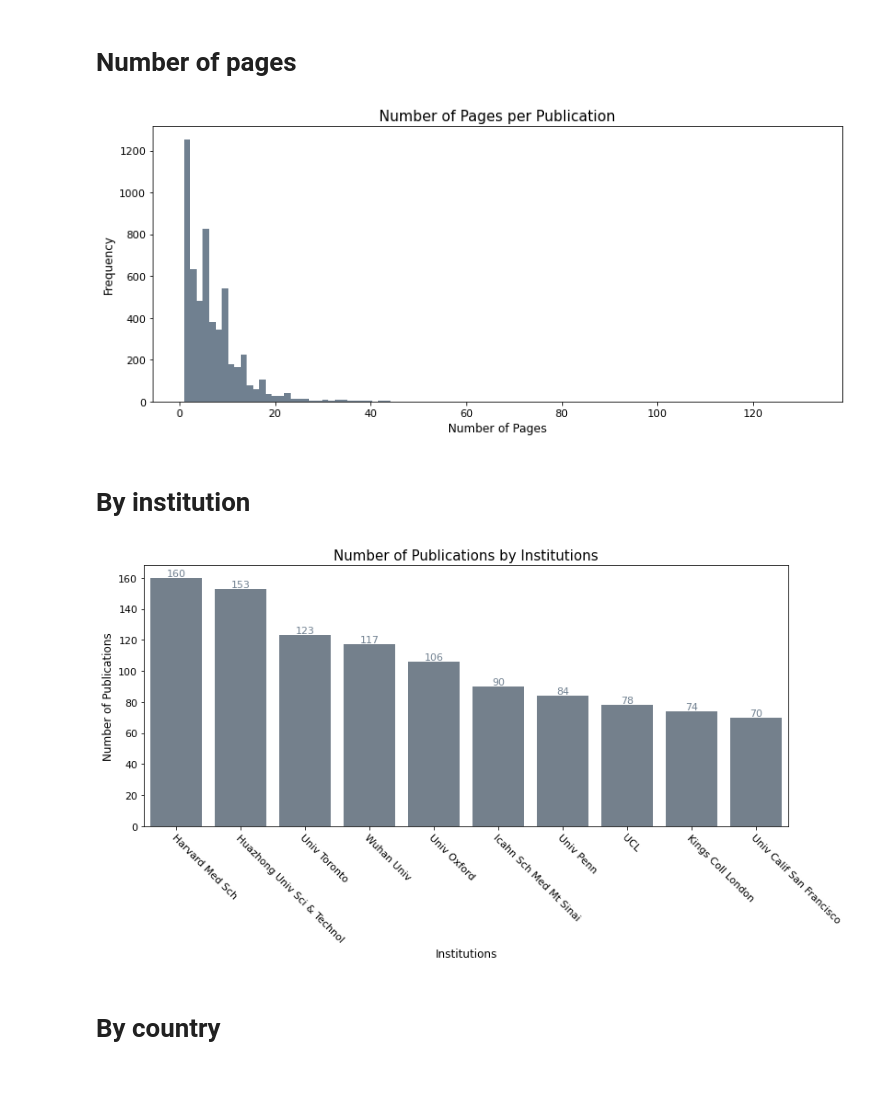
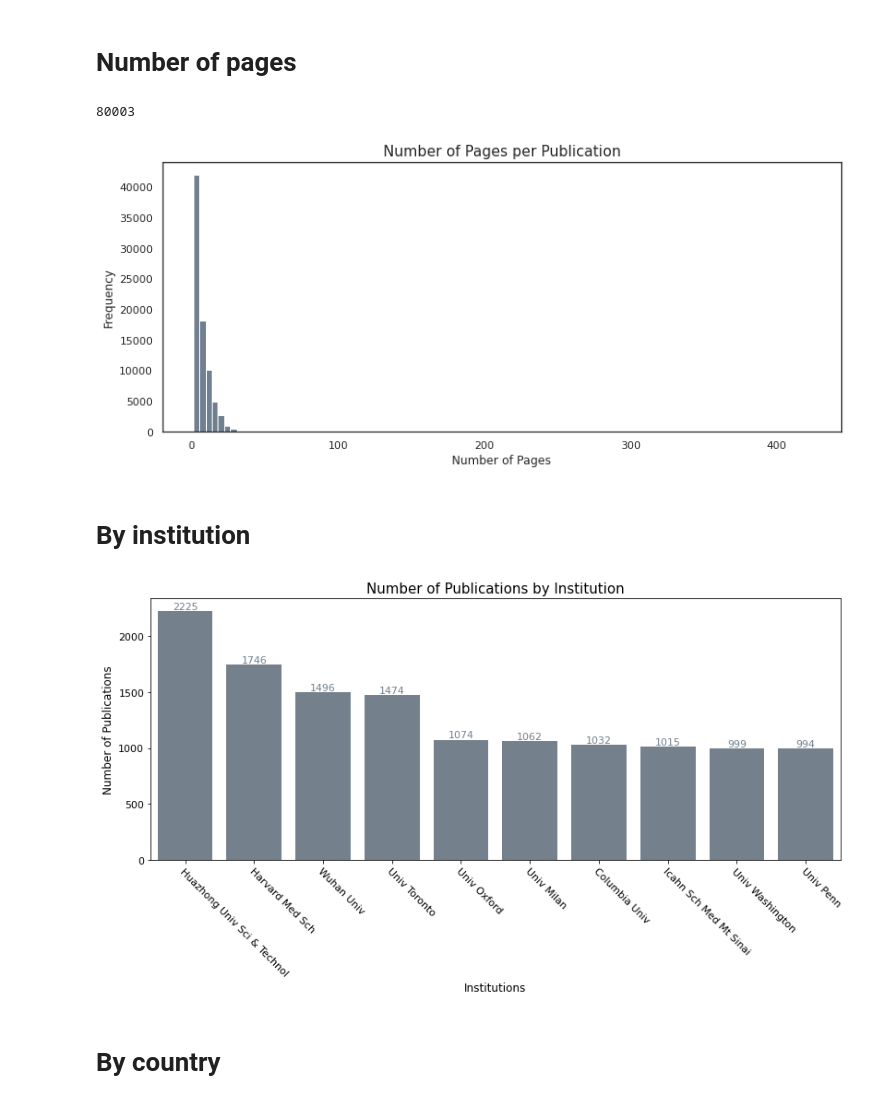
Before and after one commit to schneeboat/ana_2020, a Jupyter notebook: bibliographic_cov19_2020.ipynb, the cells around one changed output. Cells and saved outputs as stored; diff of their text form; code cells hidden in the pictures.

```diff
--- a/bibliographic_cov19_2020.ipynb
+++ b/bibliographic_cov19_2020.ipynb
@@ -54,2 +51,2 @@ data.to_excel("data.xlsx")
 # %%
-data = pd.read_excel('data.xlsx', usecols=range(1,30))
+data = pd.read_excel('/content/drive/MyDrive/data.xlsx')
@@ -118,5 +152,9 @@ plt.show()
 # %% [markdown]
 # Number of pages
+# %%
+len(data.PG)
+# %% [output]
+80003
 # %%
 data_page = data.PG.dropna()
 
@@ -131,28 +169,28 @@ plt.tight_layout()
 plt.savefig('doc_page.jpg')
 plt.show()
 # %% [output]
-[figure, old version]
+[figure, new version]
 # %% [markdown]
 # By institution
 # %%
 data_inst = data[['C1']].dropna()
 data_inst.C1= data_inst.C1.apply(lambda x: re.findall(r"\] (.*?)\,", x))
 data_inst_all = data_inst.explode('C1').C1.value_counts().rename_axis('Institutions').reset_index(name='Count')[0:10]
 
 
 plt.figure(figsize=(11.5,6.5))
 g=sns.barplot(x=data_inst_all.Institutions, y=data_inst_all.Count, color='slategrey')
 plt.xlabel('Institutions',fontsize=12)
 plt.ylabel('Number of Publications',fontsize=12)
 plt.xticks(fontsize=11, rotation = -45, ha='left', rotation_mode='anchor')
 plt.yticks(fontsize=11)
 for p in g.patches:
              g.annotate("%1.0f" % p.get_height(), (p.get_x() + p.get_width() / 2., p.get_height()),
              ha='center', va='center', fontsize=11, color='slategrey',xytext=(0, 5), textcoords='offset points')
 
-plt.title('Number of Publications by Institutions', fontsize=15)
+plt.title('Number of Publications by Institution', fontsize=15)
 plt.tight_layout()
 plt.savefig('doc_inst.jpg')
 plt.show()
 # %% [output]
-[figure, old version]
+[figure, new version]
```
Also changed, not shown: parts of 94 cells of this notebook.
